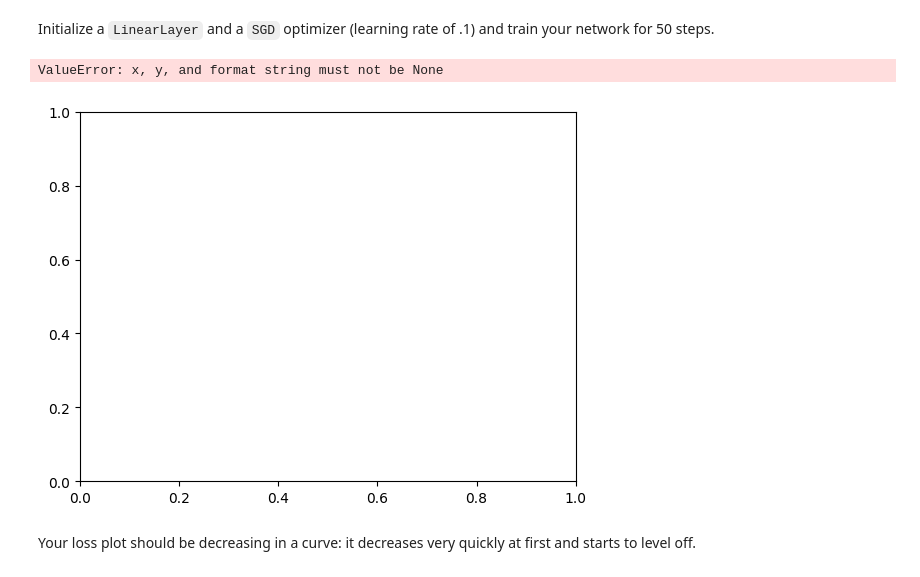
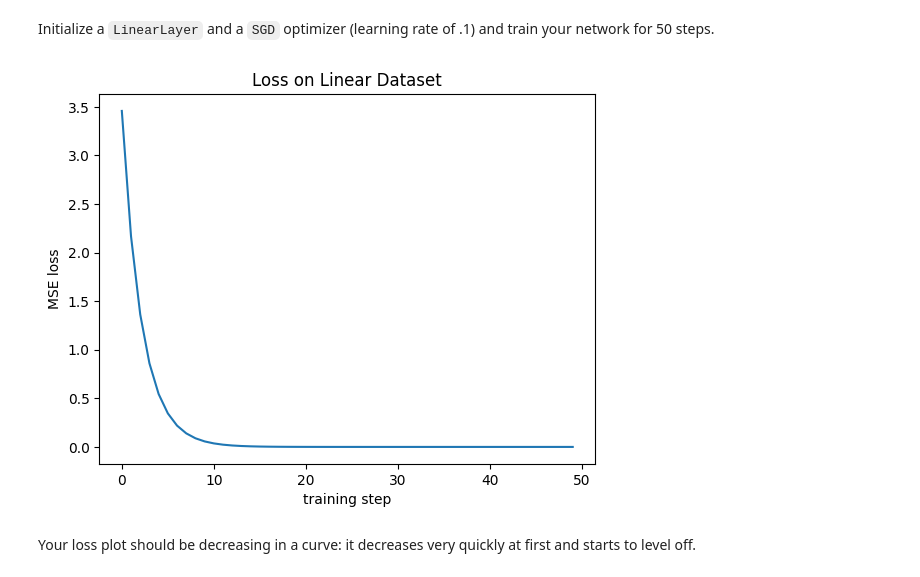
Before and after one commit to BryceWall/byu-cs474, a Jupyter notebook: lab2_modules_training.ipynb, the cells around one changed output. Drawn from its saved outputs; the diff is of its cells as text; code cells hidden in the pictures.

```diff
--- a/lab2_modules_training.ipynb
+++ b/lab2_modules_training.ipynb
@@ -434,17 +433,19 @@ Now, we'll create a single-layer regression model. For the data to fit into the
 Initialize a `LinearLayer` and a `SGD` optimizer (learning rate of .1) and train your network for 50 steps.
 # %%
 # TODO: Initialize a LinearLayer
-linear_network = None
+linear_network = LinearLayer(1, 1)
 
 # TODO: Initialize an SGD Optimizer with a learning rate of .1
+learning_rate = 0.1
+optimizer = SGD(linear_network.parameters(), learning_rate)
 
 # TODO: Train linear_network for 50 steps using your train function, store your training losses in `train_losses` for plotting
-train_losses = None
+training_steps = 50
+train_losses = train(linear_network, optimizer, linear_x, linear_y, training_steps)
 
 plot_loss(train_losses, title="Loss on Linear Dataset")
 # %% [output]
-ValueError: x, y, and format string must not be None
-[figure, old version]
+[figure, new version]
 # %% [markdown]
 Your loss plot should be decreasing in a curve: it decreases very quickly at first and starts to level off.
 # %%
```
Also changed, not shown: parts of 14 cells of this notebook.
